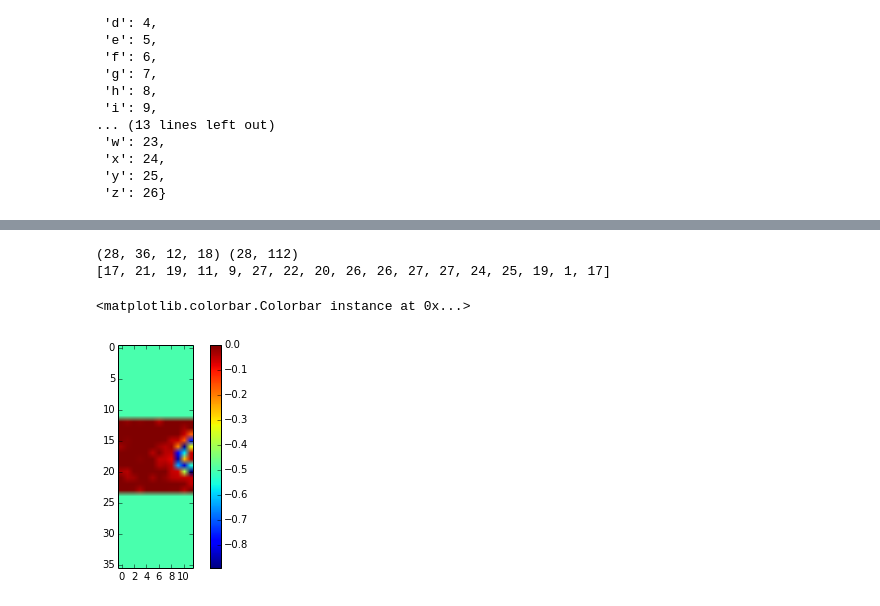
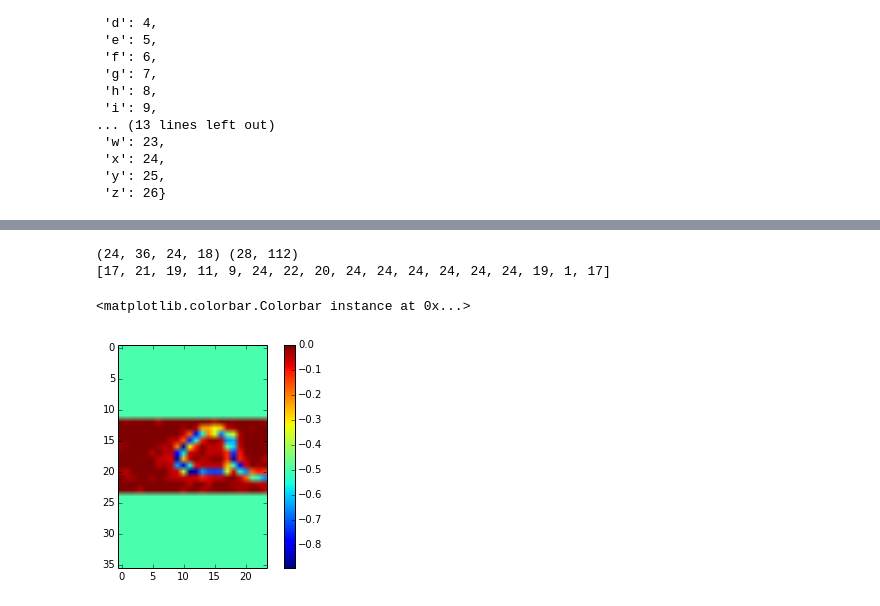
Before and after one commit to johnsmithm/handwritten-tf-1.0, a Jupyter notebook: make tfRecods.ipynb, the cells around one changed output, grey strips where cells are left out. Drawn from its saved outputs; the diff is of its cells as text; code cells hidden in the pictures.

Commit message:
added commands for slice training and inference

```diff
--- a/make tfRecods.ipynb
+++ b/make tfRecods.ipynb
@@ -120,6 +118,7 @@ def processPage(nameXml,nameImg,words=False,maxW=400):
     letters = list()
     coords = list()
     form = cv2.imread(nameImg, cv2.IMREAD_GRAYSCALE )
+    print(form.shape)
     imgs = []
     texts = []
     lengths = []
@@ -246,6 +245,7 @@ print (len(t[0]))
 l = 0;h = 0
 plt.figure(figsize=(15,25))
 for e in range(len(t[0][-9*2:])):
+    break
     l = max(l,len(t[1][e][:,0]))
     h = max(h,len(t[1][e][0]))
     plt.subplot(9,2,e+1)
@@ -278,6 +279,7 @@ imgs = get_features(t[1][0])
 #print(imgs.shape)
 plt.figure(figsize=(15,25))
 for i  in range(len(imgs)):
+    break
     plt.subplot(20,2,i+1),plt.imshow(imgs[i],cmap = 'gray')
     plt.title('{}'.format(i)), plt.xticks([]), plt.yticks([]), colorbar()
 # %% [output]
@@ -328,37 +330,37 @@ def getSlicesImgs(imgs,w):
     for img in imgs:
         #correct slant
         #aa = findAngle(img,thesh=100)
         #print(np.amin(img))
         #print(aa)
         #img = shear(img,aa,binar=False)
         #print(np.amin(img))
         #get filters
         imgT = get_features(img)
         #print(imgT[0].shape,len(imgT))
 
         ims = []
         for ii in imgT:
             im, ln = getSlices(ii,w)
             ims.append(im*-1.)
         #print(ims[0].shape,len(ims))
 
         nln.append(ln)
         ims = [np.expand_dims(np.float32(i),3) for i in ims]
         ims = np.concatenate(ims,3)
         #print(ims.shape)
         nImgs.append(ims)
         #return 0
     return nImgs, nln
 
-i,k = getSlicesImgs(t[1],12)
+i,k = getSlicesImgs(t[1],24)
 print(i[1].shape,t[1][5].shape)
 print(k)
 plt.imshow(i[0][3,:,:,0]);plt.colorbar()
 # %% [output]
-(28, 36, 12, 18) (28, 112)
-[17, 21, 19, 11, 9, 27, 22, 20, 26, 26, 27, 27, 24, 25, 19, 1, 17]
+(24, 36, 24, 18) (28, 112)
+[17, 21, 19, 11, 9, 24, 22, 20, 24, 24, 24, 24, 24, 24, 19, 1, 17]
 <matplotlib.colorbar.Colorbar instance at 0x...>
-[figure, old version]
+[figure, new version]
 # %%
 import tensorflow as tf
 from IPython.display import clear_output
```
Also changed, not shown: parts of 6 cells of this notebook, 12 other files.
